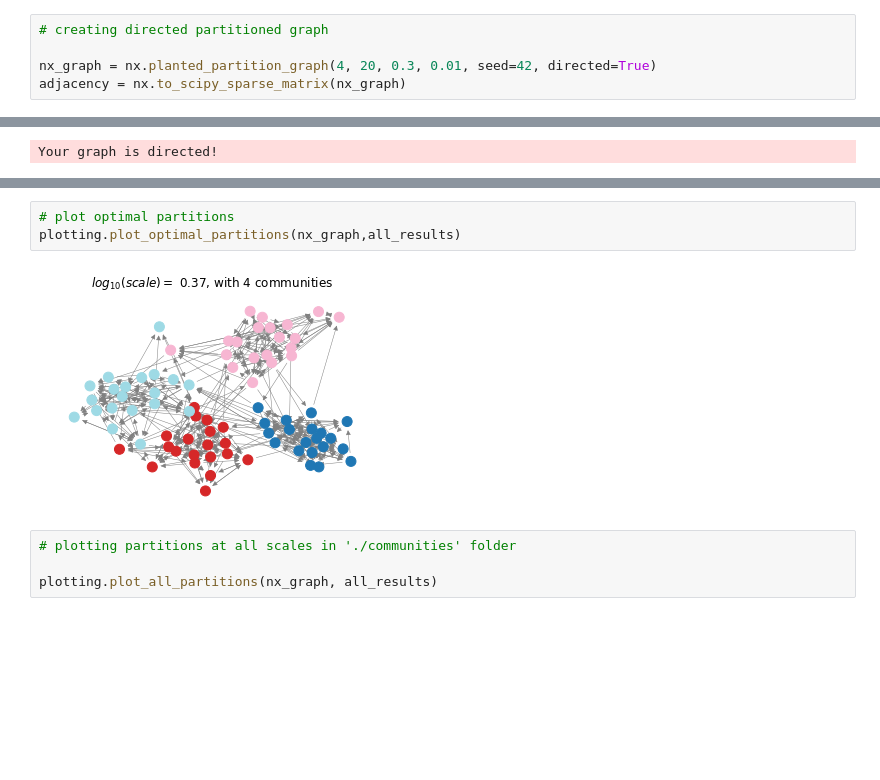
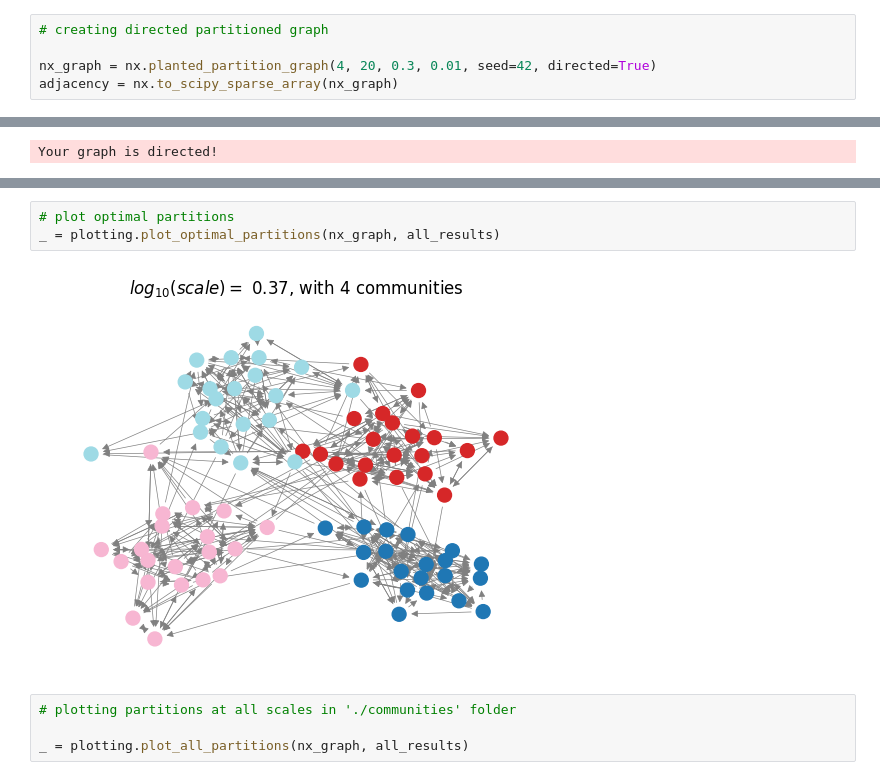
Before and after one commit to barahona-research-group/PyGenStability, a Jupyter notebook: examples/Example_2_directed.ipynb, the cells around one changed output, grey strips where cells are left out. Drawn from its saved outputs; the diff is of its cells as text; blank space fills up the shorter version.

```diff
--- a/examples/Example_2_directed.ipynb
+++ b/examples/Example_2_directed.ipynb
@@ -8,4 +8,4 @@ from pygenstability import run, plotting, constructors
 # creating directed partitioned graph
 
 nx_graph = nx.planted_partition_graph(4, 20, 0.3, 0.01, seed=42, directed=True)
-adjacency = nx.to_scipy_sparse_matrix(nx_graph)
+adjacency = nx.to_scipy_sparse_array(nx_graph)
@@ -70,9 +45,9 @@ plotting.plot_single_partition(nx_graph, all_results, t)
 # %%
 # plot optimal partitions
-plotting.plot_optimal_partitions(nx_graph,all_results)
+_ = plotting.plot_optimal_partitions(nx_graph, all_results)
 # %% [output]
-[figure, old version]
+[figure, new version]
 # %%
 # plotting partitions at all scales in './communities' folder
 
-plotting.plot_all_partitions(nx_graph, all_results)
+_ = plotting.plot_all_partitions(nx_graph, all_results)
```
Also changed, not shown: parts of 4 cells of this notebook, 3 other files.
